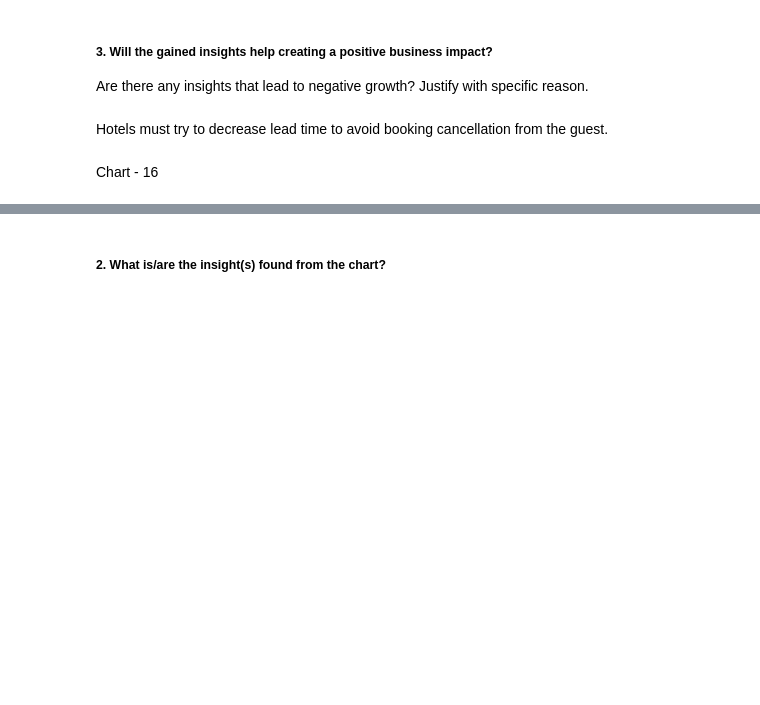
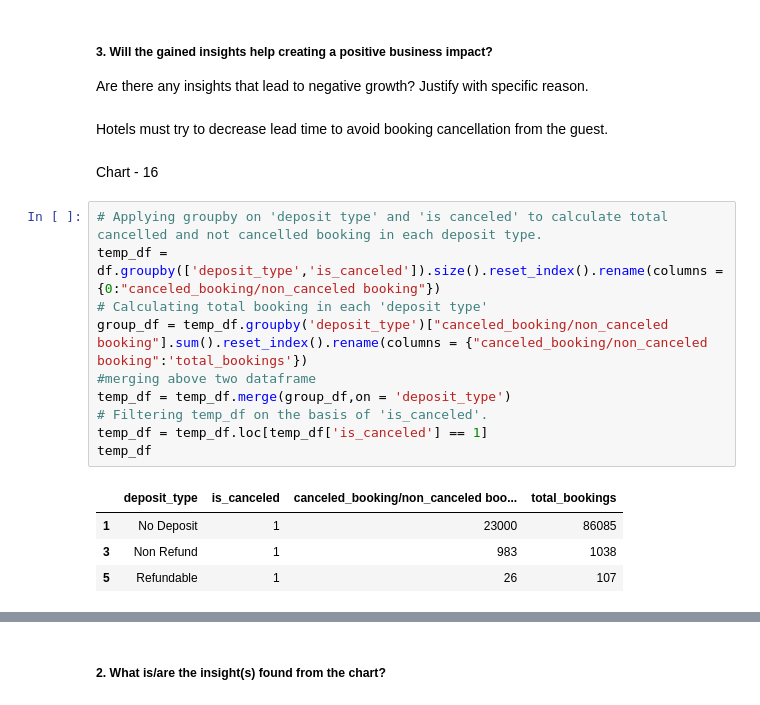
Before and after one commit to thepankaj018/EDA-Hotel-Booking, a Jupyter notebook: EDA_Hotel_Booking.ipynb, the cells around one changed output, grey strips where cells are left out. Drawn from its saved outputs; the diff is of its cells as text; blank space fills up the shorter version.

```diff
--- a/EDA_Hotel_Booking.ipynb
+++ b/EDA_Hotel_Booking.ipynb
@@ -1067,3 +1068,18 @@ Are there any insights that lead to negative growth? Justify with specific reaso
 Hotels must try to decrease lead time to avoid booking cancellation from the guest.
 # %% [markdown]
 Chart - 16
+# %%
+# Applying groupby on 'deposit type' and 'is canceled' to calculate total cancelled and not cancelled booking in each deposit type.
+temp_df = df.groupby(['deposit_type','is_canceled']).size().reset_index().rename(columns = {0:"canceled_booking/non_canceled booking"})
+# Calculating total booking in each 'deposit type'
+group_df = temp_df.groupby('deposit_type')["canceled_booking/non_canceled booking"].sum().reset_index().rename(columns = {"canceled_booking/non_canceled booking":'total_bookings'})
+#merging above two dataframe
+temp_df = temp_df.merge(group_df,on = 'deposit_type')
+# Filtering temp_df on the basis of 'is_canceled'.
+temp_df = temp_df.loc[temp_df['is_canceled'] == 1]
+temp_df
+# %% [output]
+|  | deposit_type | is_canceled | canceled_booking/non_canceled boo... | total_bookings |
+| 1 | No Deposit | 1 | 23000 | 86085 |
+| 3 | Non Refund | 1 | 983 | 1038 |
+| 5 | Refundable | 1 | 26 | 107 |
```
Also changed, not shown: parts of 9 cells of this notebook.
